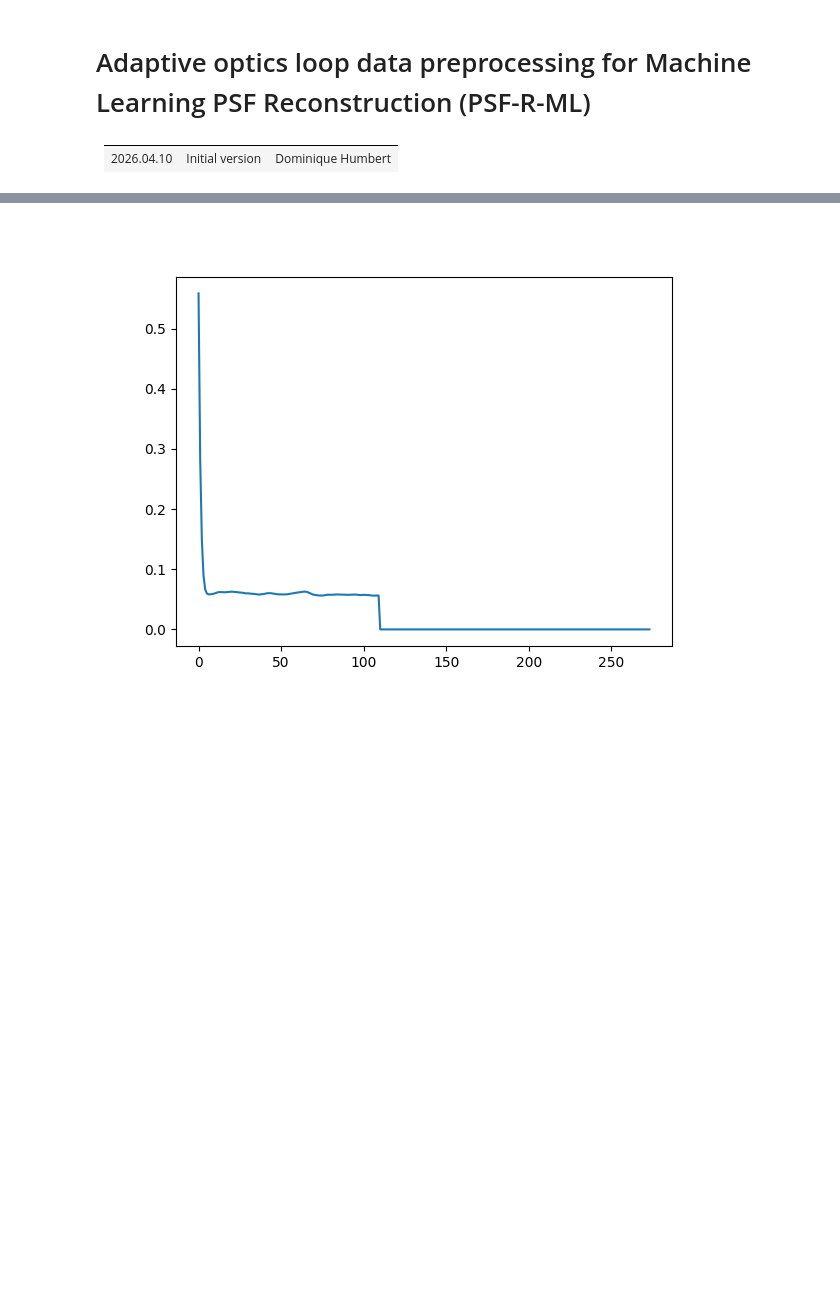
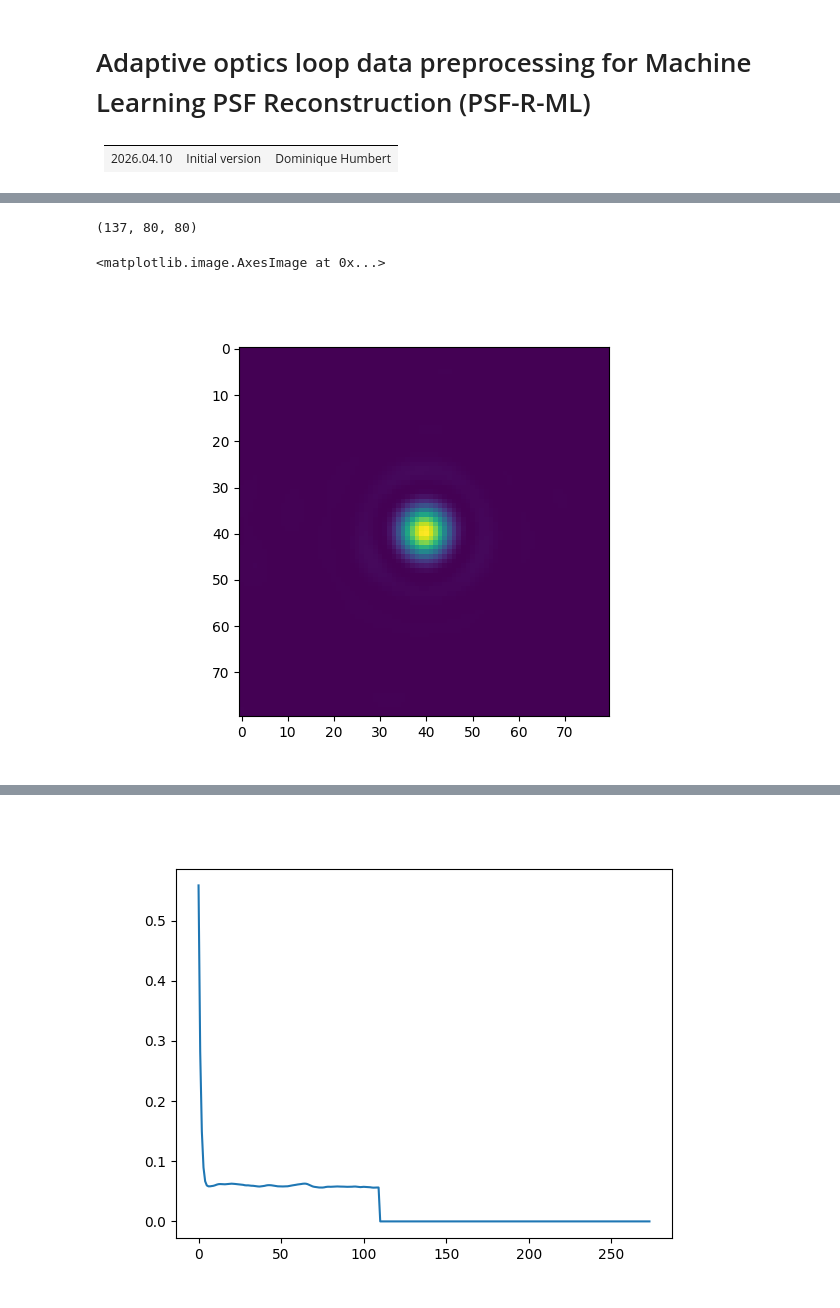
Before and after one commit to HumbertDominique/AO_simulations, a Jupyter notebook: preprocessing_template.ipynb, the cells around one changed output, grey strips where cells are left out. Saved outputs shown, nothing was run; the diff lists cells and outputs as text; code cells hidden in the pictures; blank space fills up the shorter version.

```diff
--- a/preprocessing_template.ipynb
+++ b/preprocessing_template.ipynb
@@ -68,3 +94,17 @@ plt.gca().add_patch(circle)
+# %%
+with h5py.File("output/ao_ipsf_1.h5", 'r') as temp:
+    key = list(temp.keys())
+    ipsf = temp[key[0]][()]
+    print(ipsf.shape)
+
+plt.close(1)
+plt.figure(1)
+plt.imshow(ipsf[8])
+# plt.savefig('output/ipsf.png', dpi=150, bbox_inches='tight')
+# %% [output]
+(137, 80, 80)
+<matplotlib.image.AxesImage at 0x...>
+[figure, added]
 # %%
 with h5py.File(inputDir+"ao_rwfe_"+str(1)+".h5", 'r') as temp:
     key = list(temp.keys())
```
Also changed, not shown: parts of 6 cells of this notebook, 6 other files.
